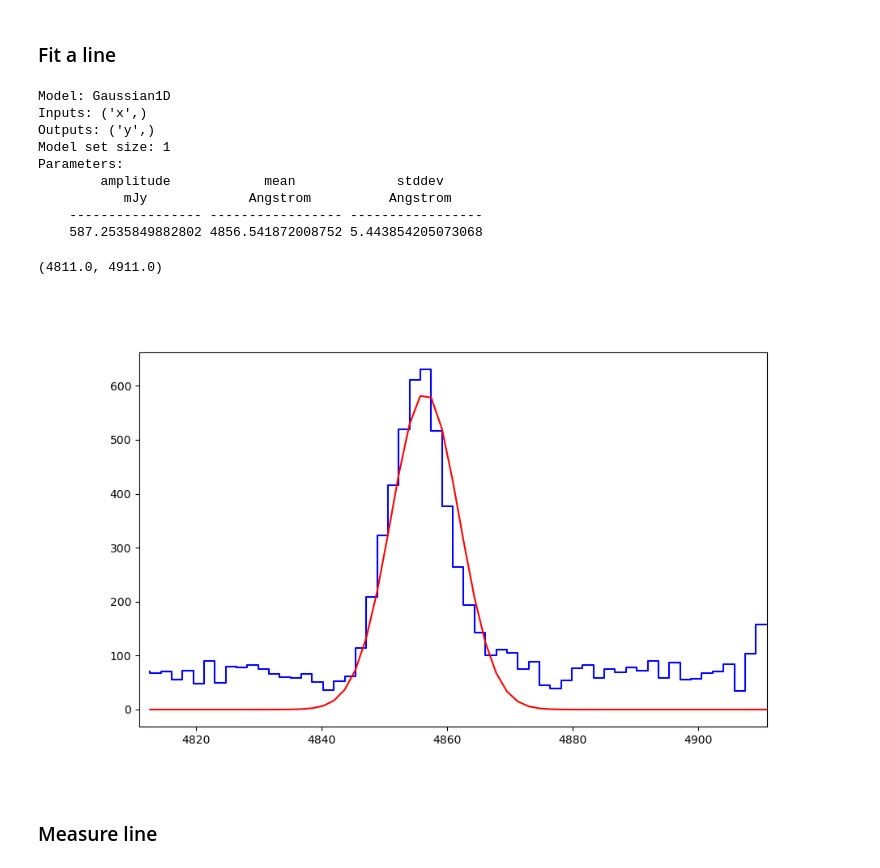
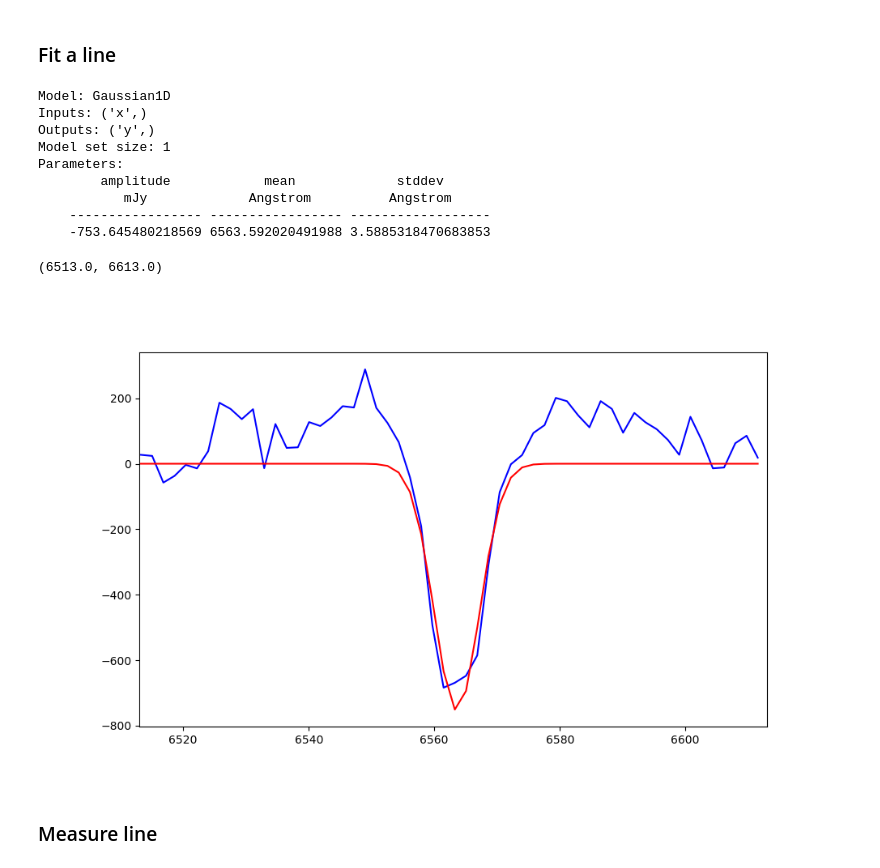
Before and after one commit to plouis35/EasyAstro, a Jupyter notebook: easytools/easyspectrum.ipynb, the cells around one changed output. Drawn from its saved outputs; the diff is of its cells as text; code cells hidden in the pictures.

```diff
--- a/easytools/easyspectrum.ipynb
+++ b/easytools/easyspectrum.ipynb
@@ -24,7 +24,7 @@ OBS_LONGITUDE = 5.712
 
 ### Spectrum location
 CAPTURE_DIR = '../../../CAPTURES/OHP2024/20240710/'
-TARGET = 'chcyg'
+TARGET = '10Lac'
 # %% [markdown]
 ## Imports libs
 # %%
@@ -240,14 +248,17 @@ plt.plot(sci_calibrated_spectrum.wavelength, sci_calibrated_spectrum.flux) #, li
 # %%
 from specutils.manipulation import median_smooth, gaussian_smooth
 
-smooth_spec = median_smooth(sci_calibrated_spectrum, width=5)
+smooth_spec = median_smooth(sci_calibrated_spectrum, width=7)
 
 plt.figure(figsize=(10,6))
 #plt.xlim(3000, 9000)
 plt.xlabel('Wavelength ($\AA$)')
 plt.ylabel('ADU')
-plt.step(smooth_spec.wavelength, smooth_spec.flux, linewidth = '0.6', where="mid", color = 'b', label = 'science star');
+plt.step(sci_calibrated_spectrum.wavelength, sci_calibrated_spectrum.flux, color = 'black', linewidth = '0.6', label = 'orig')
+plt.step(smooth_spec.wavelength, smooth_spec.flux , color = 'red', linewidth = '0.6', label = 'smoothed')
+plt.legend(loc=('best'))
+
 
 ### decide to keep the median smoothed version ?
-#sci_calibrated_spectrum = smooth_spec
+sci_calibrated_spectrum = smooth_spec
 # %% [output]
@@ -456,21 +474,23 @@ FileNotFoundError: [Errno 2] No such file or directory: '../../../CAPTURES/OHP20
 # %%
 ### extract continuum on a selected region
 
-region = SpectralRegion(3800*u.AA, 6930*u.AA)
+region = SpectralRegion(3800*u.AA, 6930*u.AA)     # low resolution
+#region = SpectralRegion(6450*u.AA, 6750*u.AA)     # high resolution
+
 
 sub_spectra = extract_region(final_spec1d, region)
 
-generic_continuum = fit_generic_continuum(sub_spectra, exclude_regions = [
-        SpectralRegion(3700 * u.AA, 4000 * u.AA),
-         SpectralRegion(4825 * u.AA, 4885 * u.AA),
-         SpectralRegion(4825 * u.AA, 5200 * u.AA),
-         SpectralRegion(6400 * u.AA, 6800 * u.AA)
-        ])
-#generic_continuum = fit_continuum(sub_spectra, models.Hermite1D(3))
+#generic_continuum = fit_generic_continuum(sub_spectra, exclude_regions = [
+        #SpectralRegion(3700 * u.AA, 4000 * u.AA),
+         #SpectralRegion(4825 * u.AA, 4885 * u.AA),
+         #SpectralRegion(4825 * u.AA, 5200 * u.AA),
+         #SpectralRegion(6400 * u.AA, 6800 * u.AA)
+        #])
+generic_continuum = fit_continuum(sub_spectra, models.Hermite1D(7))
 
 generic_continuum_evaluated = generic_continuum(sub_spectra.spectral_axis)
 
-spec_normalized = sub_spectra - generic_continuum_evaluated
+spec_normalized = (sub_spectra - generic_continuum_evaluated)
 
 plt.figure(figsize = (10,6))
 plt.step(sub_spectra.spectral_axis, sub_spectra.flux)
@@ -518,41 +542,41 @@ from specutils.fitting import estimate_line_parameters
 from specutils.analysis import centroid, fwhm
 from specutils.fitting import fit_lines
 
 #lineAA = 5016
-#lineAA = 6563
-lineAA = 4861
+lineAA = 6563
+#lineAA = 4861
 
 sr =  SpectralRegion((lineAA-50)*u.AA, (lineAA+50)*u.AA)
 #sr =  SpectralRegion((lineAA-50)*u.AA, (lineAA+50)*u.AA)
 
 #create a new spectrum of the selected region for plot
 sub_spectrum = extract_region(spec_normalized, sr)
 a_line = Spectrum1D(flux = sub_spectrum.flux, spectral_axis = sub_spectrum.spectral_axis)
 
-line_estimate = models.Gaussian1D(mean = lineAA*u.AA, stddev = 7*u.AA, amplitude=45000)
+line_estimate = models.Gaussian1D(mean = lineAA*u.AA, stddev = 5*u.AA, amplitude=45000)
 line_model = fit_lines(sub_spectrum, line_estimate)
 evaluated_model = line_model(sub_spectrum.wavelength)
 
 print(line_model)
 
 plt.figure(figsize = (10,6))
 #plt.step(reg_spectra.wavelength, reg_spectra.flux, label="Original spectrum")
-plt.step(a_line.spectral_axis, a_line.flux , label="original spectrum", color = 'b')
+plt.plot(a_line.spectral_axis, a_line.flux , label="original spectrum", color = 'b')
 plt.plot(a_line.spectral_axis, evaluated_model , label="Fit result", color = 'r')
 #plt.plot(a_line.spectral_axis, a_line.flux)
 plt.xlim(lineAA-50, lineAA+50)
 # %% [output]
 Model: Gaussian1D
 Inputs: ('x',)
 Outputs: ('y',)
 Model set size: 1
 Parameters:
         amplitude            mean             stddev
            mJy             Angstrom          Angstrom
-    ----------------- ----------------- -----------------
-    587.2535849882802 4856.541872008752 5.443854205073068
+    ----------------- ----------------- ------------------
+    -753.645480218569 6563.592020491988 3.5885318470683853
-(4811.0, 4911.0)
+(6513.0, 6613.0)
-[figure, old version]
+[figure, new version]
 # %% [markdown]
 ### Measure line
 # %%
```
Also changed, not shown: parts of 20 cells of this notebook, 1 other file.
